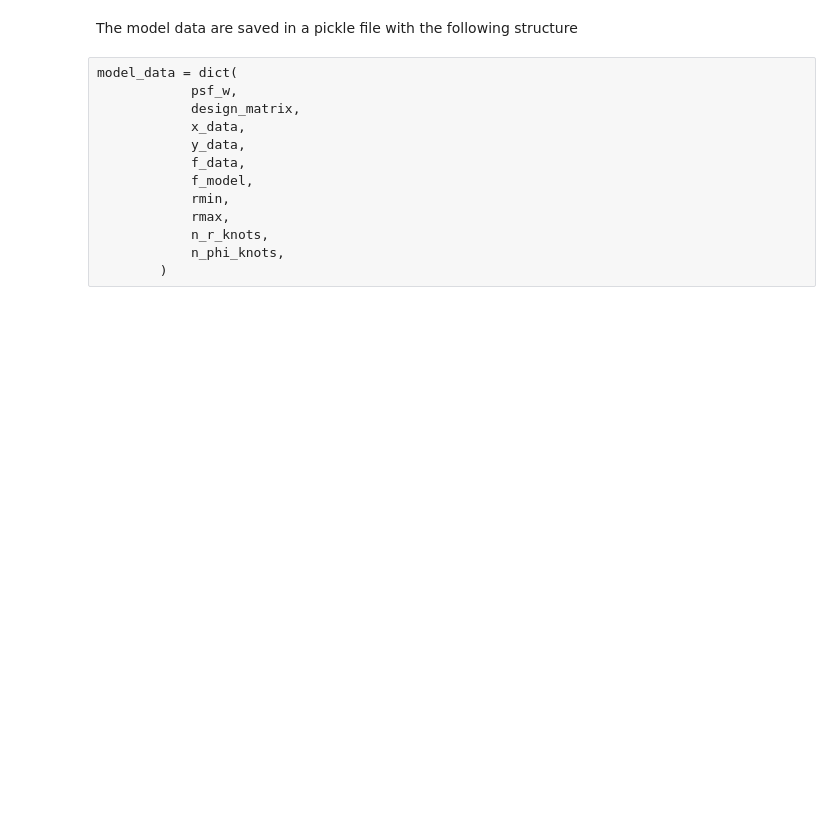
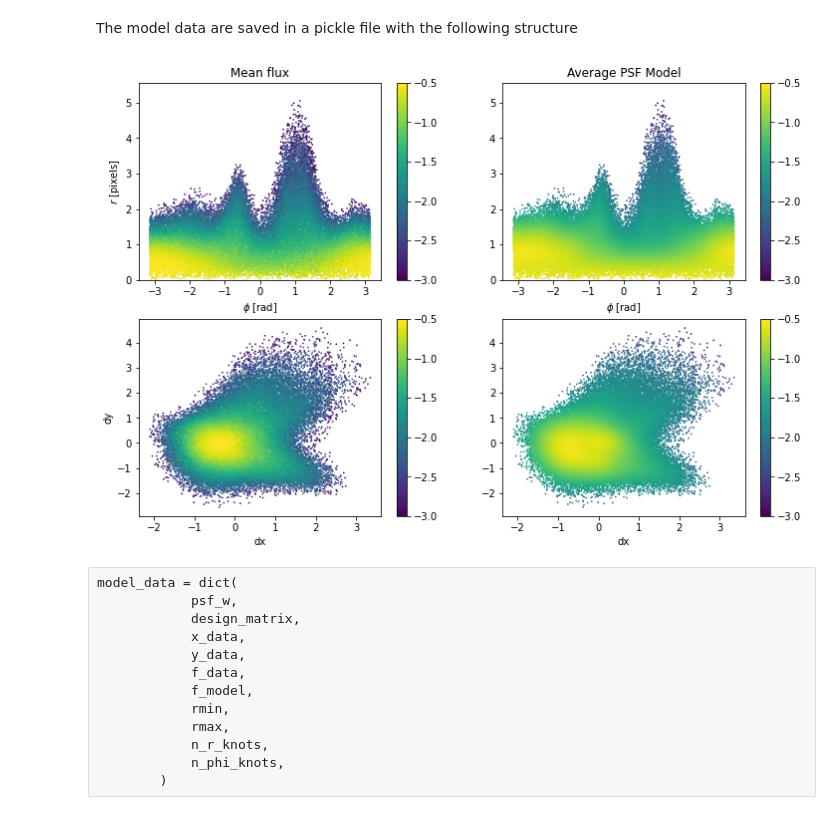
Before and after one commit to jorgemarpa/kepler-apertures, a Jupyter notebook: docs/create_PRF_tutorial.ipynb, the cells around one changed output. Cells and saved outputs as stored; diff of their text form; code cells hidden in the pictures; blank space fills up the shorter version.

```diff
--- a/docs/create_PRF_tutorial.ipynb
+++ b/docs/create_PRF_tutorial.ipynb
@@ -82,7 +85,7 @@ The function `._get_source_mask()` do this and and include parameters that can b
 # %%
 # the psf.plot and psf.save control the global plotting and saving preferences
 psf.plot = True
-psf.save = False
+psf.save = True
 # find PSF edges as fn of flux to then limit the radius of the PSF fitting
 psf._get_source_mask(upper_radius_limit=5, lower_radius_limit=1.1, flux_cut_off=50, dm_type="rf-quadratic")
 
@@ -105,4 +107,9 @@ Total number of pixels data used for model fitting:  (119191,)
 One can access the PRF model via the attribute `psf_w`, the design matrix in `design_matrix` and the evaluation of the model in the FFI pixel data at `mean_model`.
 # %% [markdown]
 The model data are saved in a pickle file with the following structure
+# %%
+psf.save = False
+psf.plot_prf_shape()
+# %% [output]
+[figure, added]
 # %%
```
Also changed, not shown: parts of 7 cells of this notebook, 1 other file.
